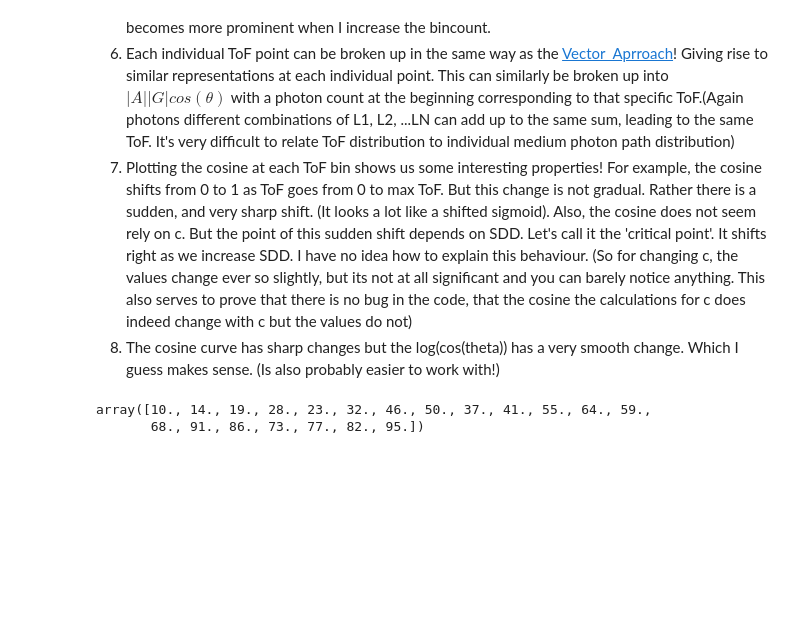
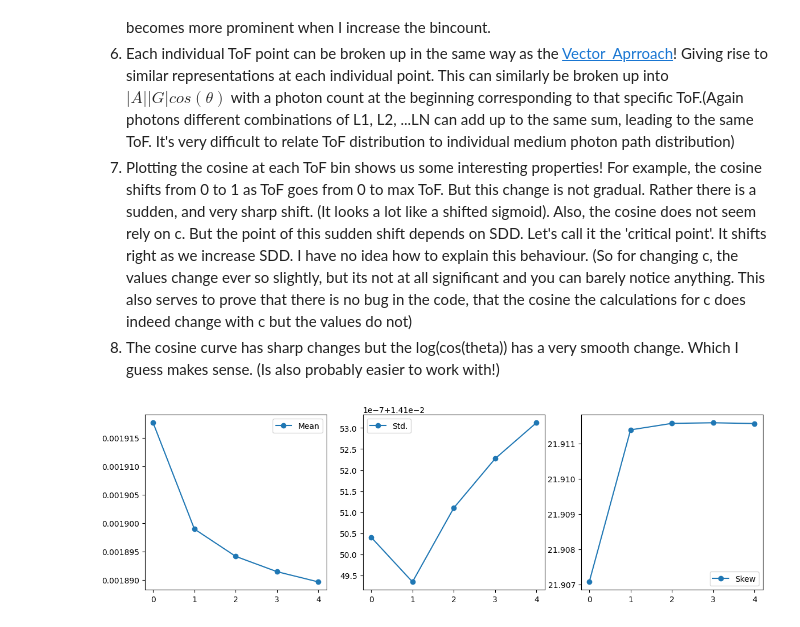
Before and after one commit to dip987/tfo_sensitivity, a Jupyter notebook: notebooks/ToF.ipynb, the cells around one changed output. Saved outputs shown, nothing was run; the diff lists cells and outputs as text; code cells hidden in the pictures; blank space fills up the shorter version.

```diff
--- a/notebooks/ToF.ipynb
+++ b/notebooks/ToF.ipynb
@@ -9,12 +9,15 @@ from pathlib import Path
 from inverse_modelling_tfo.tools.name_decoder import decode_extended_filename
 from ipywidgets import interact
 import ipywidgets as widgets
+from tfo_sensitivity.data import load_raw
 
 # Pre-calculated intensity using the regular formula (inner product)
-INTENSITY_DATA_PATH = Path('../data/s_based_intensity_low_conc2.pkl')
+# INTENSITY_DATA_PATH = Path('../data/s_based_intensity_low_conc2.pkl')
 
-intensity_data = pd.read_pickle(INTENSITY_DATA_PATH)
-RAW_SIM_DATA_PATH = '/home/rraiyan/simulations/tfo_sim/data/raw_dan_iccps_equispace_detector/fa_1_wv_1_sa_0.1_ns_1_ms_2_ut_5.pkl'
-raw_sim_data = pd.read_pickle(RAW_SIM_DATA_PATH)
-maternal_wall_thickness, uterus_thickness, wave_int = decode_extended_filename(RAW_SIM_DATA_PATH)
-intensity_data = intensity_data[(intensity_data['Maternal Wall Thickness'] == maternal_wall_thickness) & (intensity_data['Wave Int'] == wave_int)]
+# intensity_data = pd.read_pickle(INTENSITY_DATA_PATH)
+# intensity_data = intensity_data[(intensity_data['Maternal Wall Thickness'] == maternal_wall_thickness) & (intensity_data['Wave Int'] == wave_int)]
+
+maternal_wall_thickness, uterus_thickness, wave_int = 4, 5, 2
+raw_sim_data_path = load_raw(
+    maternal_wall_thickness, uterus_thickness, wave_int)
+raw_sim_data = pd.read_pickle(raw_sim_data_path)
@@ -25,7 +24,8 @@ dict_keys([0.11, 0.125, 0.14, 0.15500000000000003, 0.17])
 # %%
 from inverse_modelling_tfo.tools.s_based_intensity_datagen import MU_MAP_BASE1, MU_MAP_BASE2, get_mu_a
+from tfo_sensitivity.fmcw import create_quantized_tof
 # Create SDD column!
+DIGITIZATION_BIN_COUNT = 50
+
 raw_sim_data['SDD'] = raw_sim_data['X'] - 100
-raw_sim_data['Total Path'] = raw_sim_data['L1 ppath'] + raw_sim_data['L2 ppath'] + raw_sim_data['L3 ppath'] + raw_sim_data['L4 ppath']
-raw_sim_data['ToF'] = 1/raw_sim_data['Total Path']
 # %%
@@ -139,8 +115,3 @@ __Remark__: There are a bunch of things going on here
 6. Each individual ToF point can be broken up in the same way as the [Vector_Aprroach](/notebooks/vector_approach.ipynb)! Giving rise to similar representations at each individual point. This can similarly be broken up into $|A||G|cos(\theta )$ with a photon count at the beginning corresponding to that specific ToF.(Again photons different combinations of L1, L2, ...LN can add up to the same sum, leading to the same ToF. It's very difficult to relate ToF distribution to individual medium photon path distribution)
 7. Plotting the cosine at each ToF bin shows us some interesting properties! For example, the cosine shifts from 0 to 1 as ToF goes from 0 to max ToF. But this change is not gradual. Rather there is a sudden, and very sharp shift. (It looks a lot like a shifted sigmoid). Also, the cosine does not seem rely on c. But the point of this sudden shift depends on SDD. Let's call it the 'critical point'. It shifts right as we increase SDD. I have no idea how to explain this behaviour. (So for changing c, the values change ever so slightly, but its not at all significant and you can barely notice anything. This also serves to prove that there is no bug in the code, that the cosine the calculations for c does indeed change with c but the values do not)
 8. The cosine curve has sharp changes but the log(cos(theta)) has a very smooth change. Which I guess makes sense. (Is also probably easier to work with!)
-# %%
-raw_sim_data['SDD'].unique()
-# %% [output]
-array([10., 14., 19., 28., 23., 32., 46., 50., 37., 41., 55., 64., 59.,
-       68., 91., 86., 73., 77., 82., 95.])
@@ -148,0 +118,49 @@ array([10., 14., 19., 28., 23., 32., 46., 50., 37., 41., 55., 64., 59.,
+# %%
+import scipy
+all_mean = []
+all_skew = []
+all_std = []
+all_c = np.arange(0., 5., 1.)
+SDD_INDEX = 1
+
+MATERNAL_Hb = 5.
+MATERNAL_SAT = 1.0
+FETAL_SAT = 0.225
+
+modified_mu_map = MU_MAP_BASE1.copy() if wave_int == 1 else MU_MAP_BASE2
+modified_mu_map[1] = get_mu_a(MATERNAL_SAT, MATERNAL_Hb, wave_int)
+epsilon = get_mu_a(FETAL_SAT, 1, wave_int)
+all_sdd = raw_sim_data['SDD'].unique()
+
+for c in all_c:
+    SDD = all_sdd[SDD_INDEX]
+    filtered_photon_data = raw_sim_data[raw_sim_data['SDD'] == SDD].copy()
+    create_quantized_tof(filtered_photon_data, DIGITIZATION_BIN_COUNT)
+    G = filtered_photon_data[['L1 ppath', 'L2 ppath', 'L3 ppath']].to_numpy()
+    for i in range(1, 4):
+        G[:, i - 1] = np.exp(-modified_mu_map[i] * G[:, i - 1])
+    G = np.prod(G, axis=1)
+    L = filtered_photon_data['L4 ppath'].to_numpy()
+    transformed_L = np.exp(- epsilon * c * L)
+    I = G * transformed_L
+    mean = np.mean(I)
+    skew = scipy.stats.skew(I)
+    std = np.std(I)
+
+    all_mean.append(mean)
+    all_std.append(std)
+    all_skew.append(skew)
+
+plt.figure(figsize=(14, 4))
+plt.subplot(1, 3, 1)
+plt.plot(all_c, all_mean, 'o-', label='Mean',)
+plt.legend()
+plt.subplot(1, 3, 2)
+plt.plot(all_c, all_std, 'o-', label='Std.')
+plt.legend()
+plt.subplot(1, 3, 3)
+plt.plot(all_c, all_skew, 'o-', label='Skew')
+plt.legend()
+plt.show()
+# %% [output]
+[figure, added]
```
Also changed, not shown: parts of 5 cells of this notebook, 5 other files.
